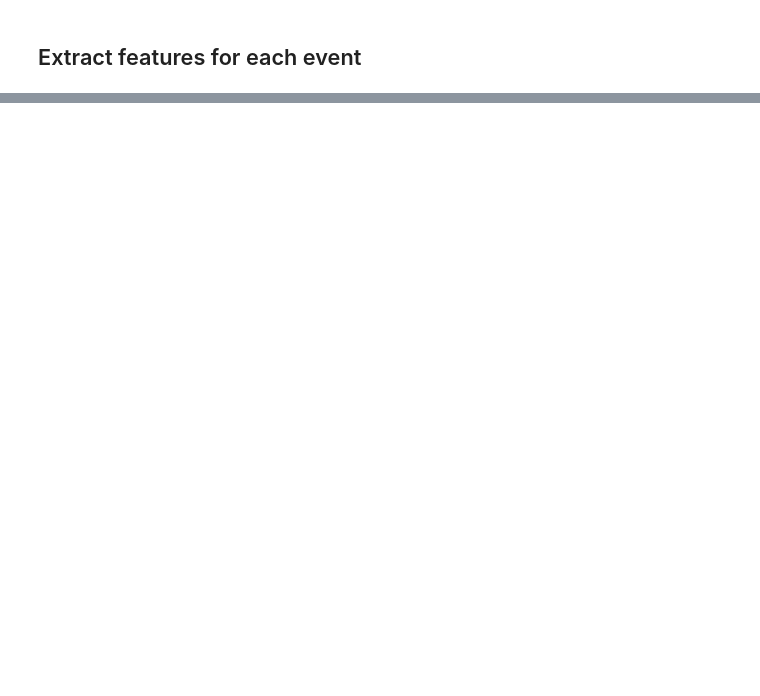
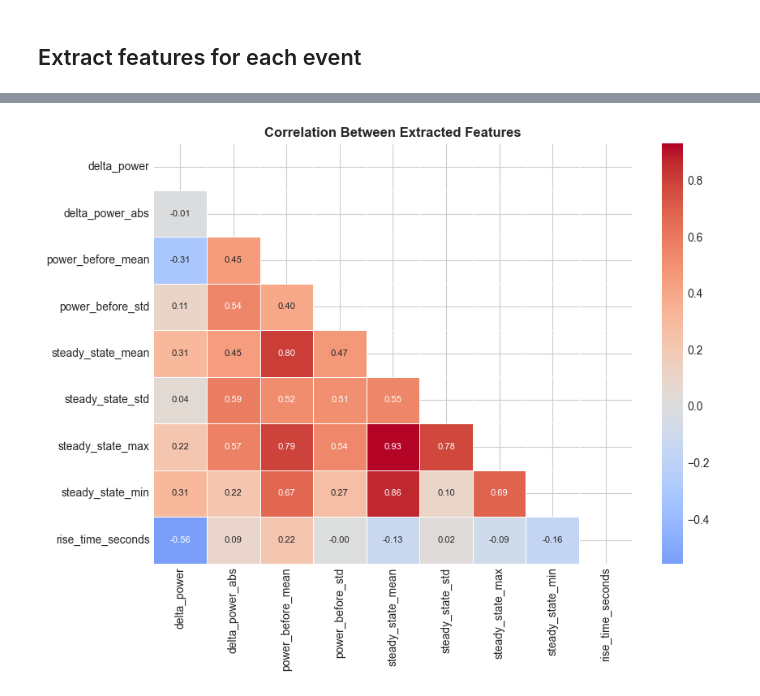
Before and after one commit to Som0111/electrical-load-fingerprinting, a Jupyter notebook: notebooks/04_feature_engineering.ipynb, the cells around one changed output, grey strips where cells are left out. Cells and saved outputs as stored; diff of their text form; code cells hidden in the pictures; blank space fills up the shorter version.

```diff
--- a/notebooks/04_feature_engineering.ipynb
+++ b/notebooks/04_feature_engineering.ipynb
@@ -29,8 +46,25 @@ from utils.signal_utils import extract_event_features
 
 plt.style.use('seaborn-v0_8-whitegrid')
 # %%
-df = pd.read_csv('../data/processed/house1_7days.csv', index_col=0, parse_dates=True)
-events = pd.read_csv('../data/processed/detected_events.csv', parse_dates=['timestamp'])
+df = pd.read_csv('../data/processed/house1_7days.csv',
+                 index_col=0,
+                 parse_dates=True)
+
+events = pd.read_csv('../data/processed/detected_events.csv',
+                     parse_dates=['timestamp'])
+
+appliance_map = {
+    'Appliance1': 'Fridge',
+    'Appliance2': 'Freezer',
+    'Appliance3': 'Washer_Dryer',
+    'Appliance4': 'Washing_Machine',
+    'Appliance5': 'Toaster',
+    'Appliance6': 'Computer',
+    'Appliance7': 'Television',
+    'Appliance8': 'Microwave'
+}
+
+df = df.rename(columns=appliance_map)
 
 print(f'Events to process: {len(events)}')
-print(f'Appliance columns: {[c for c in df.columns if c != "mains"]}')
+print(f'Appliances available: {[c for c in df.columns if c != "mains"]}')
@@ -139,12 +223,14 @@ plt.show()
 # %%
 # correlation heatmap of features
 numeric_features = feature_df.select_dtypes(include=np.number).drop(columns=['time_of_day_hour','is_nighttime','direction'], errors='ignore')
 
 fig, ax = plt.subplots(figsize=(9, 7))
 mask = np.triu(np.ones_like(numeric_features.corr(), dtype=bool))
 sns.heatmap(numeric_features.corr(), mask=mask, annot=True, fmt='.2f',
             cmap='coolwarm', center=0, linewidths=0.5, ax=ax, annot_kws={'size':8})
-ax.set_title('Feature Correlation Matrix', fontsize=12, fontweight='bold')
+ax.set_title('Correlation Between Extracted Features', fontsize=12, fontweight='bold')
 plt.tight_layout()
 plt.savefig('../outputs/04_feature_correlation.png', dpi=150)
 plt.show()
+# %% [output]
+[figure, added]
```
Also changed, not shown: parts of 18 cells of this notebook.
